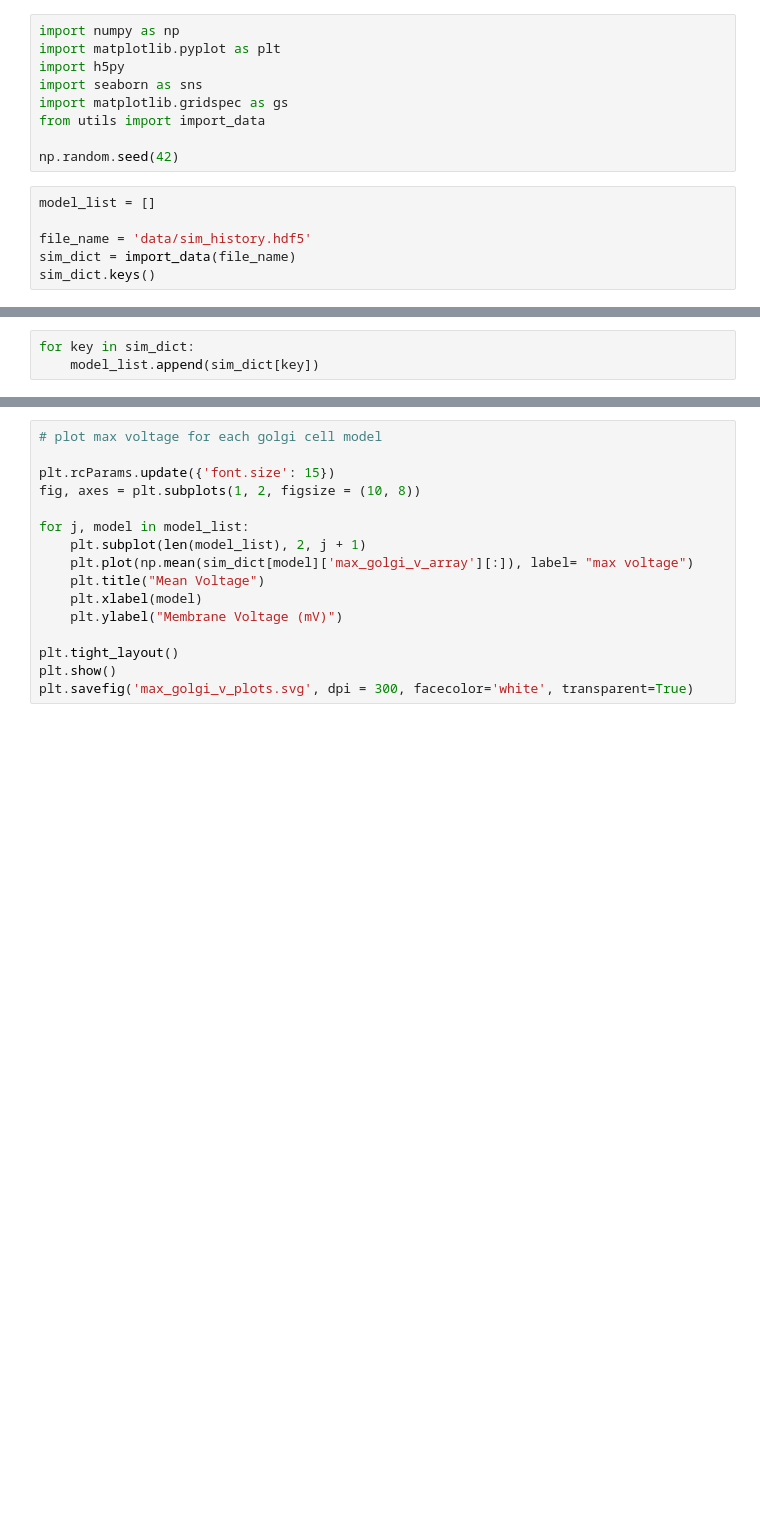
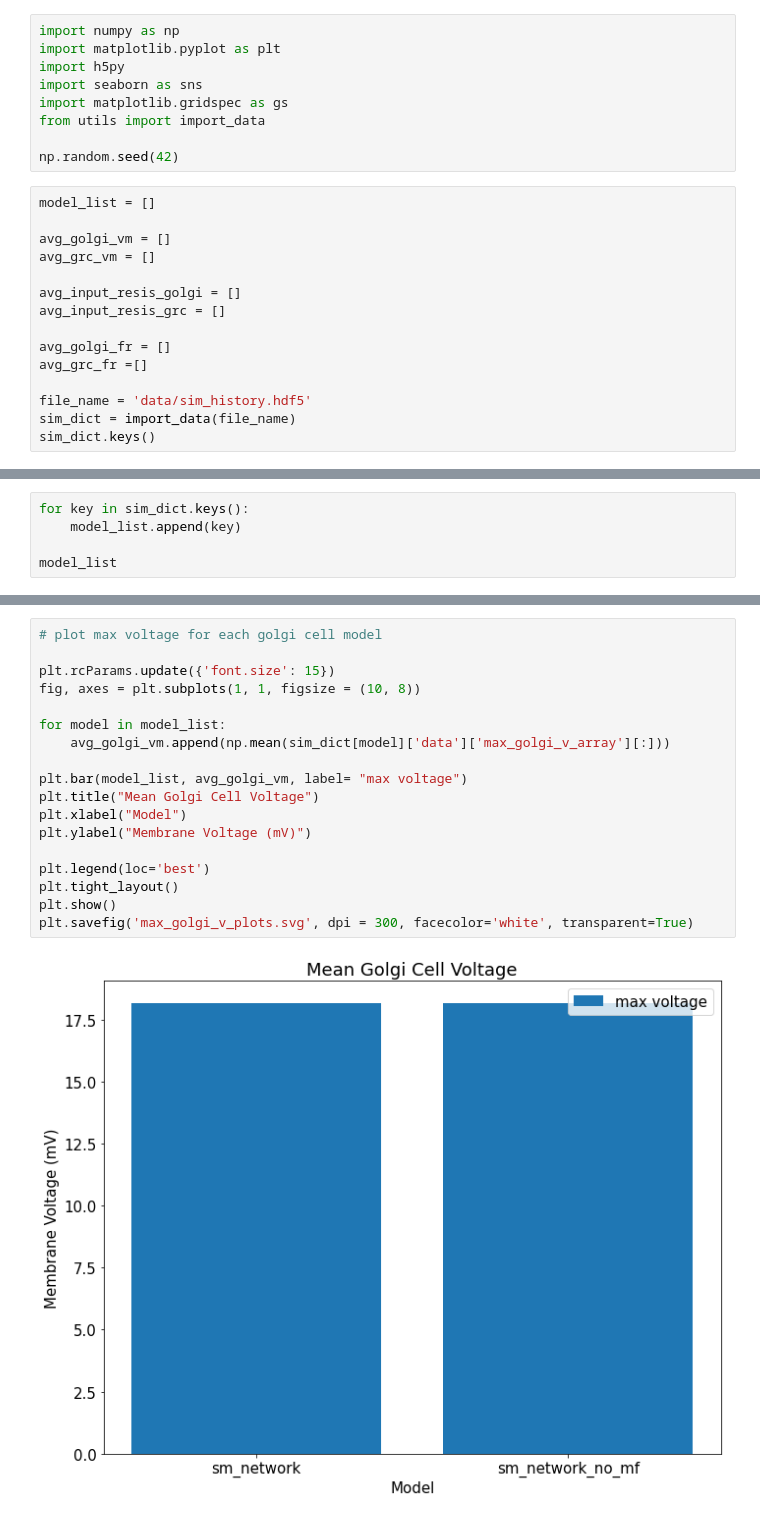
Before and after one commit to Spiritreaper331/Honors-Project-2022, a Jupyter notebook: Cerebellum Model/generate_figures.ipynb, the cells around one changed output, grey strips where cells are left out. Saved outputs shown, nothing was run; the diff lists cells and outputs as text; blank space fills up the shorter version.

Commit message:
fixed amp error and fixed plots in generate figures

```diff
--- a/Cerebellum Model/generate_figures.ipynb
+++ b/Cerebellum Model/generate_figures.ipynb
@@ -9,6 +9,15 @@ from utils import import_data
 np.random.seed(42)
 # %%
 model_list = []
+
+avg_golgi_vm = []
+avg_grc_vm = []
+
+avg_input_resis_golgi = []
+avg_input_resis_grc = []
+
+avg_golgi_fr = []
+avg_grc_fr =[]
 
 file_name = 'data/sim_history.hdf5'
 sim_dict = import_data(file_name)
@@ -16,3 +27,5 @@ sim_dict.keys()
 # %%
-for key in sim_dict:
-    model_list.append(sim_dict[key])
+for key in sim_dict.keys():
+    model_list.append(key)
+
+model_list
@@ -19,16 +34,20 @@ for key in sim_dict:
 # %%
 # plot max voltage for each golgi cell model
 
 plt.rcParams.update({'font.size': 15})
-fig, axes = plt.subplots(1, 2, figsize = (10, 8))
+fig, axes = plt.subplots(1, 1, figsize = (10, 8))
 
-for j, model in model_list:
-    plt.subplot(len(model_list), 2, j + 1)
-    plt.plot(np.mean(sim_dict[model]['max_golgi_v_array'][:]), label= "max voltage")
-    plt.title("Mean Voltage")
-    plt.xlabel(model)
-    plt.ylabel("Membrane Voltage (mV)")
+for model in model_list:
+    avg_golgi_vm.append(np.mean(sim_dict[model]['data']['max_golgi_v_array'][:]))
 
+plt.bar(model_list, avg_golgi_vm, label= "max voltage")
+plt.title("Mean Golgi Cell Voltage")
+plt.xlabel("Model")
+plt.ylabel("Membrane Voltage (mV)")
+
+plt.legend(loc='best')
 plt.tight_layout()
 plt.show()
 plt.savefig('max_golgi_v_plots.svg', dpi = 300, facecolor='white', transparent=True)
+# %% [output]
+[figure, added]
```
Also changed, not shown: parts of 9 cells of this notebook, 9 other files.
